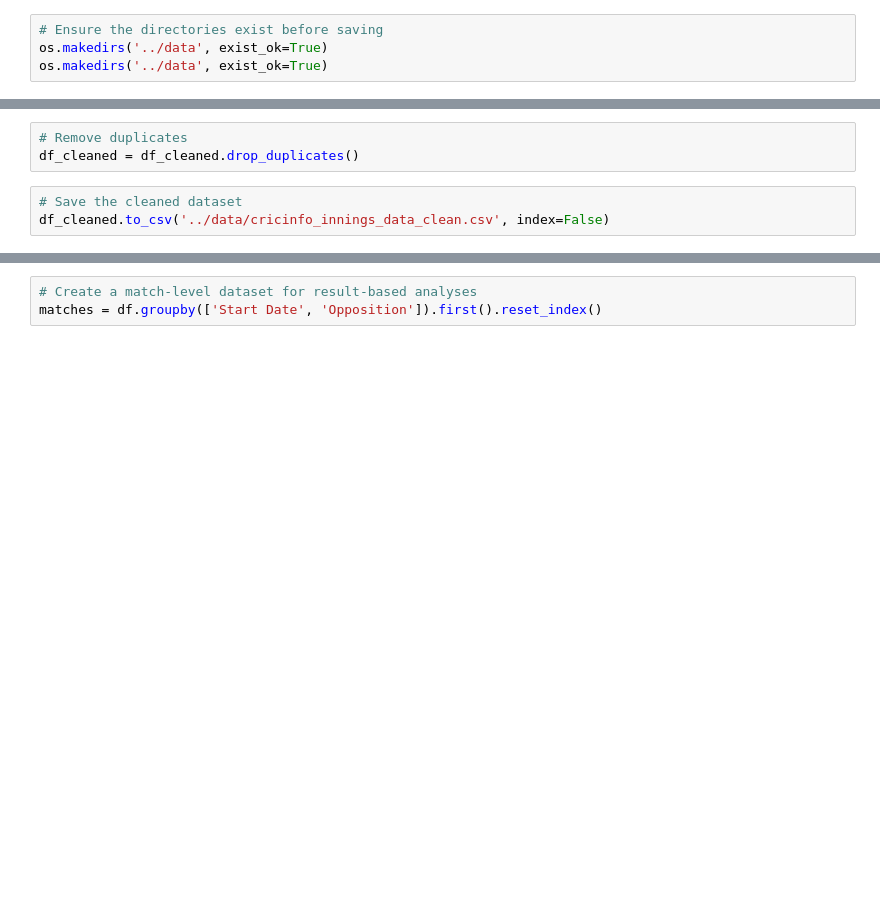
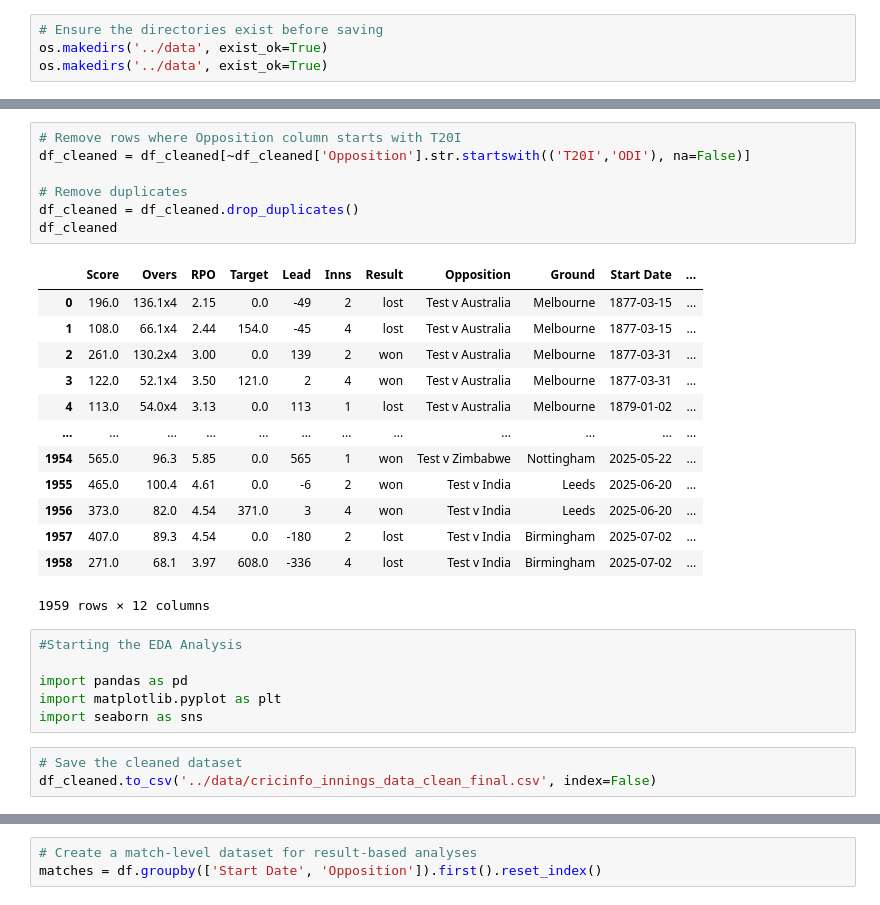
Before and after one commit to Tanjeelur/python_task-game_eda_analysis-, a Jupyter notebook: eda/analysis.ipynb, the cells around one changed output, grey strips where cells are left out. Saved outputs shown, nothing was run; the diff lists cells and outputs as text; blank space fills up the shorter version.

```diff
--- a/eda/analysis.ipynb
+++ b/eda/analysis.ipynb
@@ -28,7 +125,31 @@ df_cleaned = df_cleaned.dropna(how='all')
 # %%
+# Remove rows where Opposition column starts with T20I
+df_cleaned = df_cleaned[~df_cleaned['Opposition'].str.startswith(('T20I','ODI'), na=False)]
+
 # Remove duplicates
 df_cleaned = df_cleaned.drop_duplicates()
+df_cleaned
+# %% [output]
+|  | Score | Overs | RPO | Target | Lead | Inns | Result | Opposition | Ground | Start Date | ... |
+| 0 | 196.0 | 136.1x4 | 2.15 | 0.0 | -49 | 2 | lost | Test v Australia | Melbourne | 1877-03-15 | ... |
+| 1 | 108.0 | 66.1x4 | 2.44 | 154.0 | -45 | 4 | lost | Test v Australia | Melbourne | 1877-03-15 | ... |
+| 2 | 261.0 | 130.2x4 | 3.00 | 0.0 | 139 | 2 | won | Test v Australia | Melbourne | 1877-03-31 | ... |
+| 3 | 122.0 | 52.1x4 | 3.50 | 121.0 | 2 | 4 | won | Test v Australia | Melbourne | 1877-03-31 | ... |
+| 4 | 113.0 | 54.0x4 | 3.13 | 0.0 | 113 | 1 | lost | Test v Australia | Melbourne | 1879-01-02 | ... |
+| ... | ... | ... | ... | ... | ... | ... | ... | ... | ... | ... | ... |
+| 1954 | 565.0 | 96.3 | 5.85 | 0.0 | 565 | 1 | won | Test v Zimbabwe | Nottingham | 2025-05-22 | ... |
+| 1955 | 465.0 | 100.4 | 4.61 | 0.0 | -6 | 2 | won | Test v India | Leeds | 2025-06-20 | ... |
+| 1956 | 373.0 | 82.0 | 4.54 | 371.0 | 3 | 4 | won | Test v India | Leeds | 2025-06-20 | ... |
+| 1957 | 407.0 | 89.3 | 4.54 | 0.0 | -180 | 2 | lost | Test v India | Birmingham | 2025-07-02 | ... |
+| 1958 | 271.0 | 68.1 | 3.97 | 608.0 | -336 | 4 | lost | Test v India | Birmingham | 2025-07-02 | ... |
+1959 rows × 12 columns
+# %%
+#Starting the EDA Analysis
+
+import pandas as pd
+import matplotlib.pyplot as plt
+import seaborn as sns
 # %%
 # Save the cleaned dataset
-df_cleaned.to_csv('../data/cricinfo_innings_data_clean.csv', index=False)
+df_cleaned.to_csv('../data/cricinfo_innings_data_clean_final.csv', index=False)
 # %%
```
Also changed, not shown: parts of 25 cells of this notebook, 9 other files.
